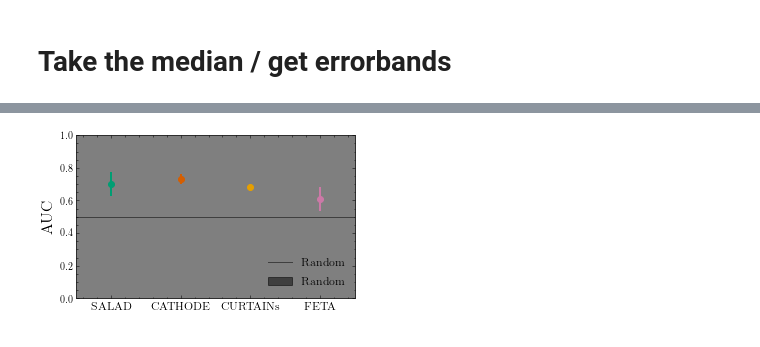
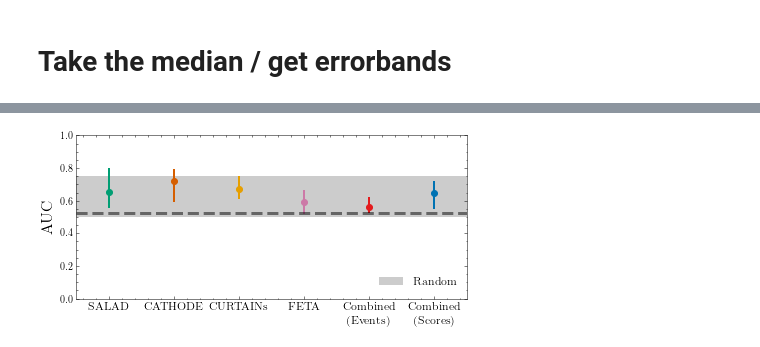
Before and after one commit to rmastand/synthetic_SM_AD, a Jupyter notebook: auc_analysis.ipynb, the cells around one changed output, grey strips where cells are left out. Saved outputs shown, nothing was run; the diff lists cells and outputs as text; code cells hidden in the pictures.

Commit message:
added score combination to auc analysis

```diff
--- a/auc_analysis.ipynb
+++ b/auc_analysis.ipynb
@@ -48,10 +57,10 @@ if rerun:
 
         print(f"Working on n_sig = {n}...")
 
+
         # load in the scores data for a given signal injection
         all_results_bkg, all_results_sig = load_in_data(n, num_bkg, process,
-                                                    keys, n_seed, 2, results_dir)
-        print(all_results_bkg.keys())
+                                                    keys, n_seed, gen_seed, results_dir)
         for k in keys:
 
             plt.figure()
@@ -82,6 +128,9 @@ dict_keys(['salad', 'cathode', 'curtains', 'feta', 'random'])
 # Take the median / get errorbands
 # %%
 # initialize dictionaries
+
+keys = [ "combined"]
+
 med_aucs_dict = {k:[np.array([]),np.array([]),np.array([])] for k in keys}
 
 for n in n_sig_inj:
@@ -98,3 +147,11 @@ print(med_aucs_dict)
+# %%
+med_aucs_dict = {'salad': [np.array([0.6514204]), np.array([0.55374842]), np.array([0.79956065])],
+                 'cathode': [np.array([0.72160104]), np.array([0.58986338]), np.array([0.7918168])],
+                 'curtains': [np.array([0.67429178]), np.array([0.60883876]), np.array([0.74970646])],
+                 'feta': [np.array([0.59270528]), np.array([0.52073888]), np.array([0.66358])],
+                 'random': [np.array([0.52245746]), np.array([0.50003444]), np.array([0.7491914])],
+                 'combined': [np.array([0.56141877]), np.array([00.5227011]), np.array([0.62321852])],
+                'combined_scores': [np.array([0.64833068]), np.array([0.54787224]), np.array([0.72126922])]}
 # %%
 colors_dict = {"full_sup":"grey",
                "salad": "#009E73",
@@ -109,40 +166,43 @@ labels_dict = {"full_sup":"Fully Supervised",
                "salad": "SALAD",
                "feta": "FETA",
                "cathode":"CATHODE",
                "curtains":"CURTAINs",
                 "combined": "Combined (Events)",
                "combined_scores": "Combined (Scores)",
               "ideal_ad": "Ideal. AD"}
 
 l = 3
 f_1 = 20
 f_2 = 30
 alpha = 0.4
 
+keys = [ "salad", "cathode", "curtains", "feta", "combined", "combined_scores", "random"]
 
-fig = plt.figure(figsize = (5,3))
 
-medianauc=np.array([0.651,0.721,0.674,0.592])
-lowerauc=np.array([0.553,0.589,0.608,0.520])
-upperauc=np.array([0.799,0.791,0.749,0.665])
+fig = plt.figure(figsize = (7,3))
+
 
 
 for i, k in enumerate(keys[:-1]):
     plt.errorbar(i, med_aucs_dict[k][0],
                  [med_aucs_dict[k][0]-med_aucs_dict[k][1], med_aucs_dict[k][2]-med_aucs_dict[k][0]],
                   marker="o", ls="none", elinewidth=2, markersize = 6, color = colors_dict[k])
 
-plt.axhline(0.5 ,color="k", label = "Random", alpha = 0.5)
-plt.fill_between([-0.5, 3.5], [0, 0], [1, 1] ,color="k", label = "Random", alpha = 0.5)
+plt.axhline(med_aucs_dict["random"][0] ,color="k", alpha = 0.5, linewidth = l, linestyle = "dashed")
+lower = med_aucs_dict["random"][1]
+higher = med_aucs_dict["random"][2]
+plt.fill_between([-0.5, 5.5], [lower[0], lower[0]], [higher[0], higher[0]] ,color="k",
+                 label = "Random", alpha = 0.2, linewidth = 0, edgecolor = "none")
 
-plt.xticks([0,1,2,3], ["SALAD","CATHODE","CURTAINs","FETA"], fontsize = 12)
+plt.xticks([0,1,2,3,4,5], ["SALAD","CATHODE","CURTAINs","FETA","Combined\n(Events)","Combined\n(Scores)"], fontsize = 12)
 plt.ylabel("AUC", fontsize = 16)
 plt.ylim(0,1)
 
-plt.xlim(-.5, 3.5)
+plt.xlim(-.5, 5.5)
 dpi = 800
+plt.legend(loc = "lower right", fontsize = 12)
 plt.savefig(f'plots/aucs.pdf', facecolor='white', dpi = dpi)
-plt.legend(loc = "lower right", fontsize = 12)
+
 plt.show()
 # %% [output]
-[figure, old version]
+[figure, new version]
```
Also changed, not shown: parts of 7 cells of this notebook, 1 other file.
